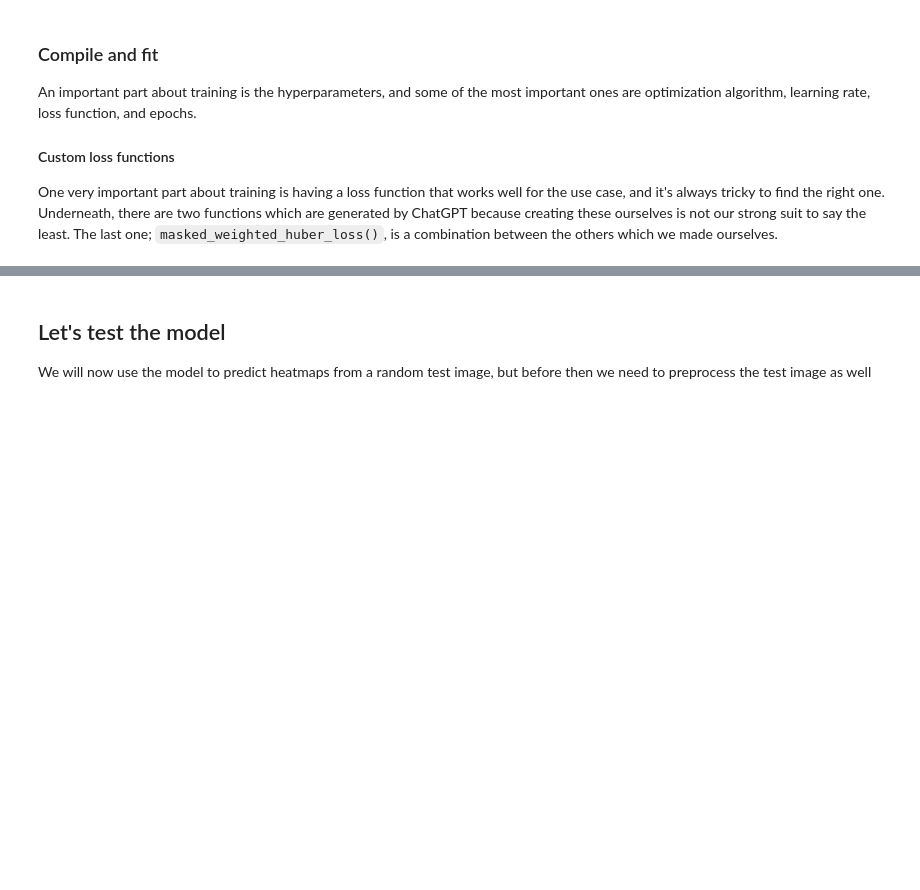
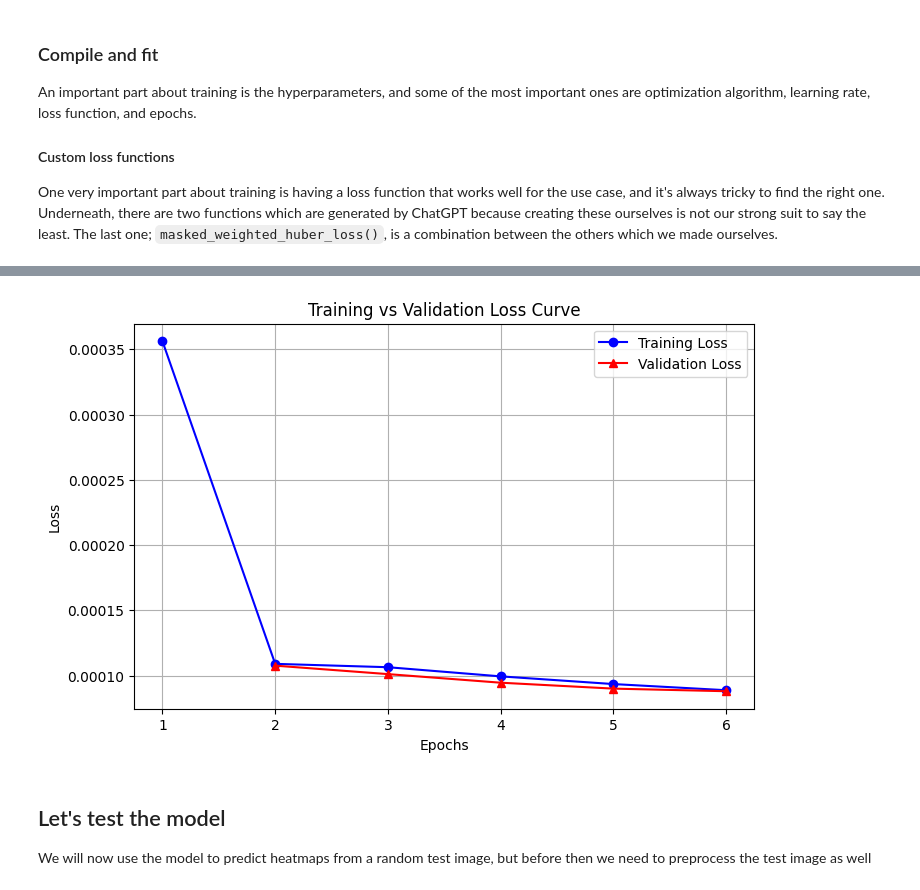
Before and after one commit to williamsaether/BikeFit, a Jupyter notebook: data/exploring-coco.ipynb, the cells around one changed output, grey strips where cells are left out. Cells and saved outputs as stored; diff of their text form; code cells hidden in the pictures; blank space fills up the shorter version.

```diff
--- a/data/exploring-coco.ipynb
+++ b/data/exploring-coco.ipynb
@@ -329,7 +329,7 @@ We are going to use some of the models we built for the MPII dataset here as wel
 ### Loading the datasets
 We would like to load the model like we did in MPII, but the problem now is that the file size is too large, and ends up being around 50GB when loading it all using `h5py.File()` directly, so we will have to think a little different about it. The problem as I just said is that we can't load it in all at once, but we don't need to, as we can load it in with batches. The `keras.utils.Sequence` class (now `keras.utils.PyDataset`) will do exactly this, so we have implemented this class as `H5DataGenerator.py`.
 # %%
-train_gen = H5DataGenerator(os.path.join(coco_folder, 'train_dataset.h5'), batch_size=8)
+train_gen = H5DataGenerator(os.path.join(coco_folder, 'train_dataset.h5'), batch_size=8, data_augmentation=True, flip_indices=[0,1,2,3,4,5,6,7,8,9,10,11])
 val_gen = H5DataGenerator(os.path.join(coco_folder, 'val_dataset.h5'), batch_size=8)
 # %% [markdown]
 ### A more complicated model
@@ -509,7 +509,7 @@ def masked_huber_loss(y_true, y_pred): # Custom Huber function
     loss = 0.5 * tf.square(quadratic) + delta * linear
 
     # Only compute loss where ground truth is non-zero (visible joint heatmaps)
-    mask = tf.cast(tf.greater(tf.reduce_max(y_true, axis=[1, 2], keepdims=True), 0), tf.float16)
+    mask = tf.cast(tf.greater(tf.reduce_max(y_true, axis=[1, 2], keepdims=True), 0), tf.float32)
     loss = loss * mask
 
     return tf.reduce_mean(loss)
@@ -518,7 +518,7 @@ def masked_weighted_huber_loss(y_true, y_pred): # Custom Weighted Huber function
     y_true = tf.cast(y_true, tf.float32)
     y_pred = tf.cast(y_pred, tf.float32)
 
-    weights = tf.where(y_true > 0, 81.0, 1.0)
+    weights = tf.where(y_true > 0, 20.0, 1.0)
 
     mask = tf.reduce_sum(y_true, axis=[1, 2], keepdims=True)
     mask = tf.cast(mask > 0, tf.float32)
@@ -533,11 +533,11 @@ def masked_weighted_huber_loss(y_true, y_pred): # Custom Weighted Huber function
 
     return tf.reduce_mean(loss)
 # %%
-model = build_heatmap_model()
+model = build_pretrained_model()
 
 model.compile(
     optimizer=keras.optimizers.Adam(learning_rate=1e-4),
-    loss=masked_weighted_heatmap_loss,
+    loss=masked_huber_loss,
     metrics='mae'
 )
 
@@ -564,10 +564,10 @@ ________________________________________________________________________________
 history = model.fit(
     train_gen,
     validation_data=val_gen,
-    epochs=100,
+    epochs=6,
     callbacks=[
-        EarlyStopping(monitor='val_loss', patience=10, restore_best_weights=True, verbose=1),
-        ModelCheckpoint("coco-best-model.h5", monitor="val_loss", save_best_only=True),
+        EarlyStopping(monitor='val_loss', patience=4, restore_best_weights=True, verbose=1),
+        ModelCheckpoint("coco-best-resnet-model-e6.h5", monitor="val_loss", save_best_only=True),
         ReduceLROnPlateau(monitor='val_loss', factor=0.5, patience=5, min_lr=1e-6, verbose=1),
     ]
 )
@@ -596,20 +595,22 @@ np.save('coco-history.npy', history)
 # %%
-history = np.load('coco-history-resnet.npy', allow_pickle=True)
+# history = np.load('coco-history-resnet.npy', allow_pickle=True)
 
 train_loss = history.history['loss']
 val_loss = history.history['val_loss']
 epochs = range(1, len(train_loss) + 1)
 
 # Plot
 plt.figure(figsize=(8, 5))
 plt.plot(epochs, train_loss, 'bo-', label='Training Loss')  # 'bo-' makes blue dots & line
 plt.plot(epochs, val_loss, 'r^-', label='Validation Loss')  # 'r^-' makes red triangles & line
 plt.xlabel('Epochs')
 plt.ylabel('Loss')
 plt.title('Training vs Validation Loss Curve')
 plt.legend()
 plt.grid()
 plt.show()
+# %% [output]
+[figure, added]
 # %% [markdown]
 ## Let's test the model
 We will now use the model to predict heatmaps from a random test image, but before then we need to preprocess the test image as well
```
Also changed, not shown: parts of 8 cells of this notebook, 1 other file.
